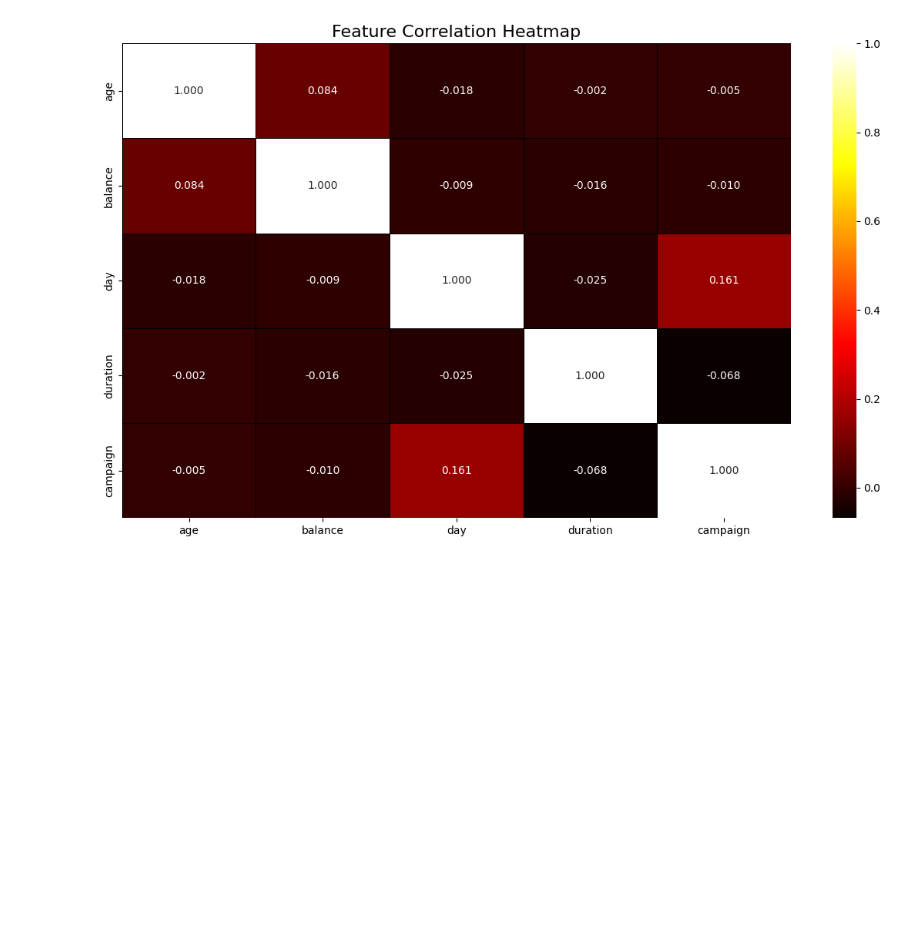
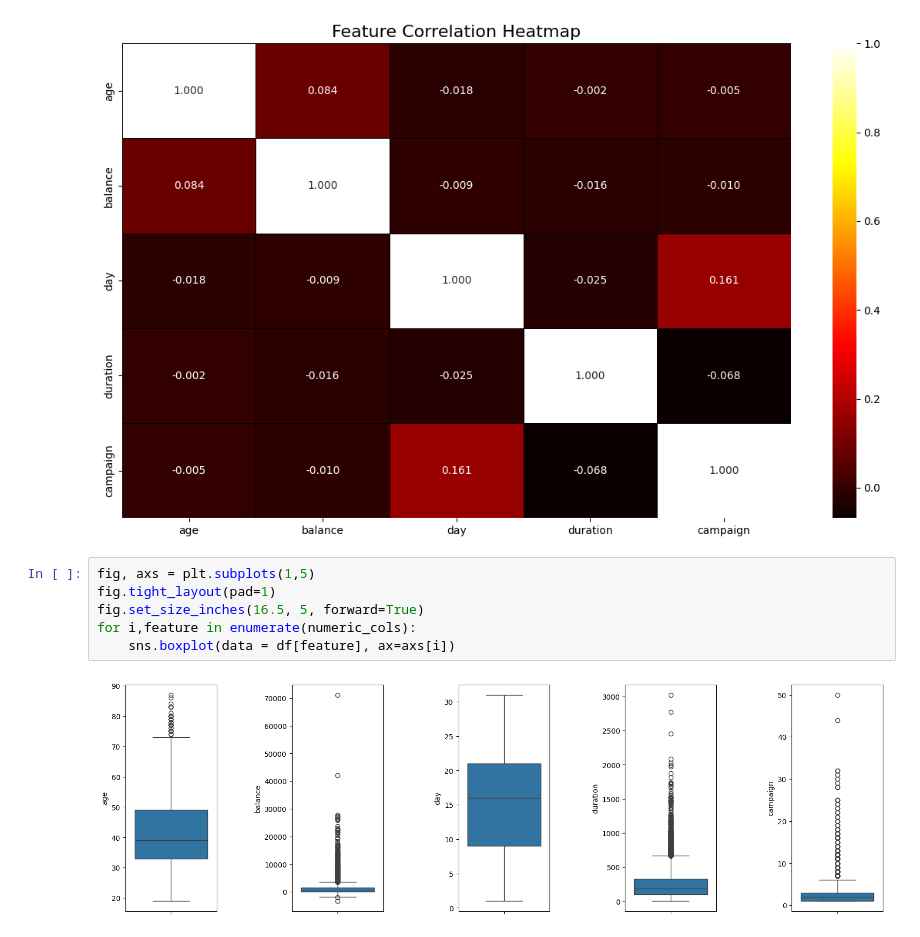
Before and after one commit to KochurovaVA/IIS, a Jupyter notebook: eda/eda.ipynb, the cells around one changed output. Cells and saved outputs as stored; diff of their text form; blank space fills up the shorter version.

```diff
--- a/eda/eda.ipynb
+++ b/eda/eda.ipynb
@@ -230,3 +216,11 @@ plt.title('Feature Correlation Heatmap', fontsize=16)
 plt.show()
 # %% [output]
 [figure]
+# %%
+fig, axs = plt.subplots(1,5)
+fig.tight_layout(pad=1)
+fig.set_size_inches(16.5, 5, forward=True)
+for i,feature in enumerate(numeric_cols):
+    sns.boxplot(data = df[feature], ax=axs[i])
+# %% [output]
+[figure, added]
```
Also changed, not shown: parts of 7 cells of this notebook.
